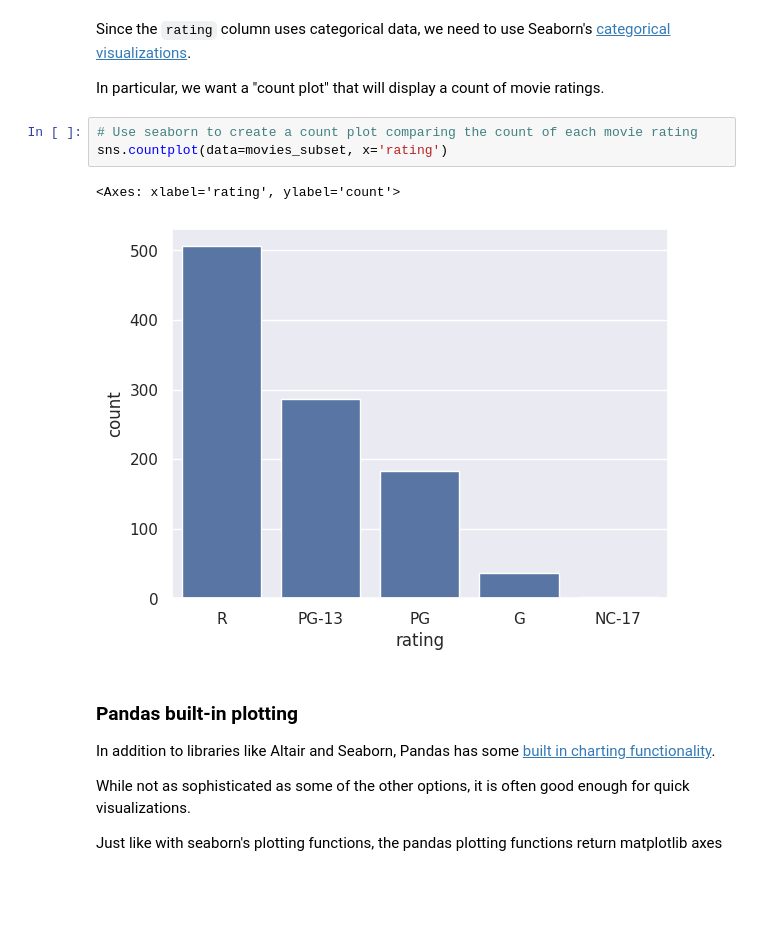
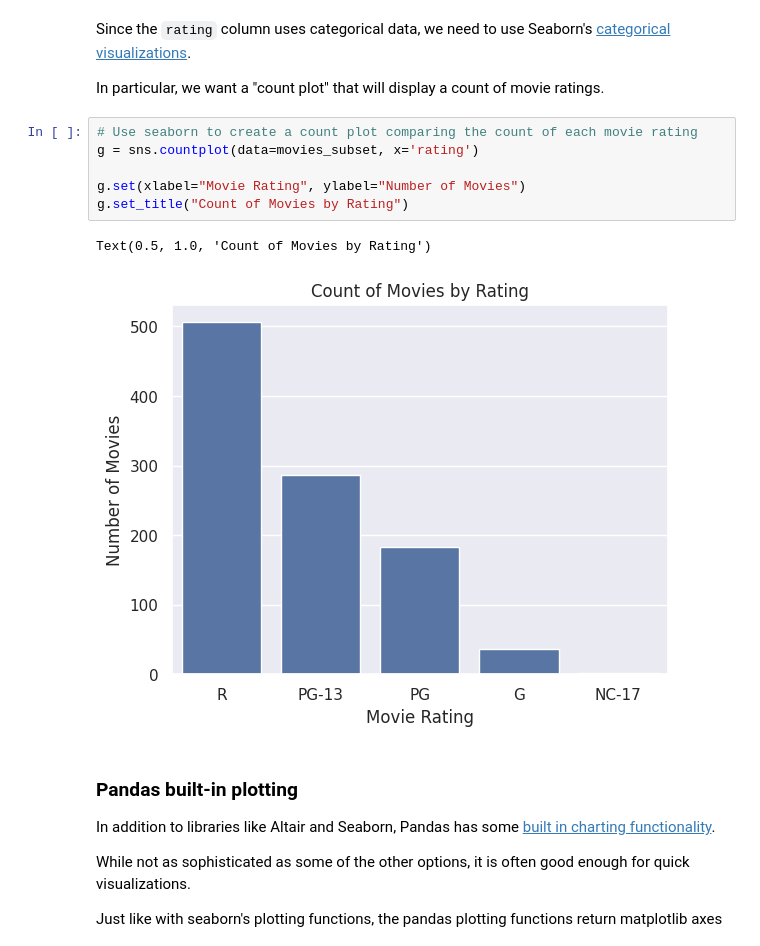
Before and after one commit to chengensung1219/machine-learning, a Jupyter notebook: notebooks/Exploration_01.ipynb, the cells around one changed output. Drawn from its saved outputs; the diff is of its cells as text; blank space fills up the shorter version.

```diff
--- a/notebooks/Exploration_01.ipynb
+++ b/notebooks/Exploration_01.ipynb
@@ -242,10 +239,13 @@ Since the `rating` column uses categorical data, we need to use Seaborn's [categ
 In particular, we want a "count plot" that will display a count of movie ratings.
 # %%
 # Use seaborn to create a count plot comparing the count of each movie rating
-sns.countplot(data=movies_subset, x='rating')
+g = sns.countplot(data=movies_subset, x='rating')
+
+g.set(xlabel="Movie Rating", ylabel="Number of Movies")
+g.set_title("Count of Movies by Rating")
 # %% [output]
-<Axes: xlabel='rating', ylabel='count'>
+Text(0.5, 1.0, 'Count of Movies by Rating')
-[figure, old version]
+[figure, new version]
 # %% [markdown]
 ### Pandas built-in plotting
 In addition to libraries like Altair and Seaborn, Pandas has some [built in charting functionality](https://pandas.pydata.org/docs/getting_started/intro_tutorials/04_plotting.html).
```
Also changed, not shown: parts of 3 cells of this notebook.
